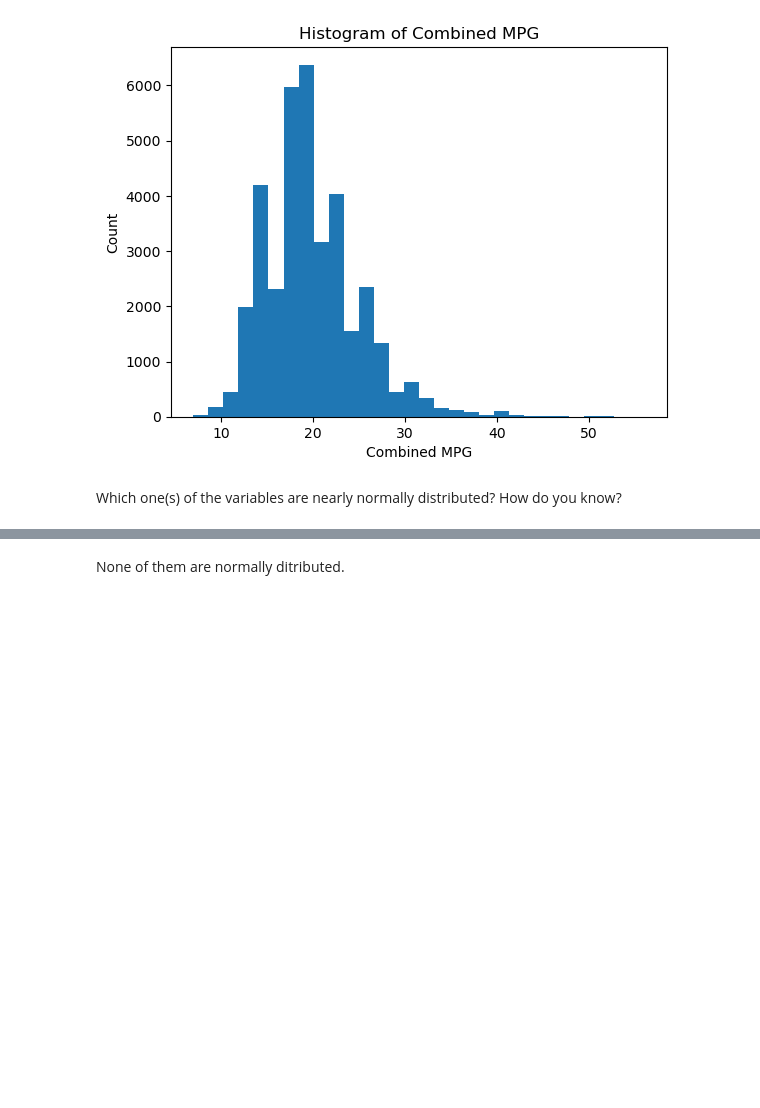
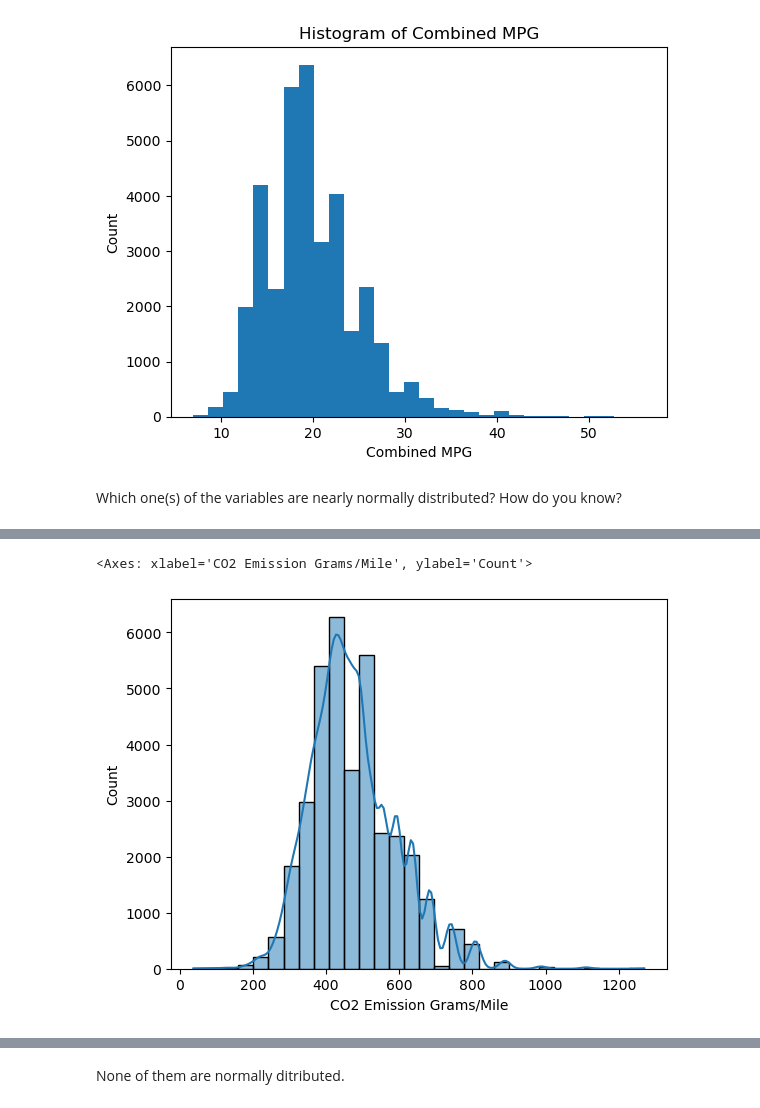
Before and after one commit to vitorferraz19/lab-continuous-probability-distributions-en, a Jupyter notebook: your-code/main.ipynb, the cells around one changed output, grey strips where cells are left out. Saved outputs shown, nothing was run; the diff lists cells and outputs as text; code cells hidden in the pictures; blank space fills up the shorter version.

```diff
--- a/your-code/main.ipynb
+++ b/your-code/main.ipynb
@@ -342,0 +356,5 @@ df["Combined MPG"].mean(), df["Combined MPG"].median()
+# %%
+sns.histplot(df["CO2 Emission Grams/Mile"], bins=30, kde=True)
+# %% [output]
+<Axes: xlabel='CO2 Emission Grams/Mile', ylabel='Count'>
+[figure, added]
```
Also changed, not shown: parts of 28 cells of this notebook.
